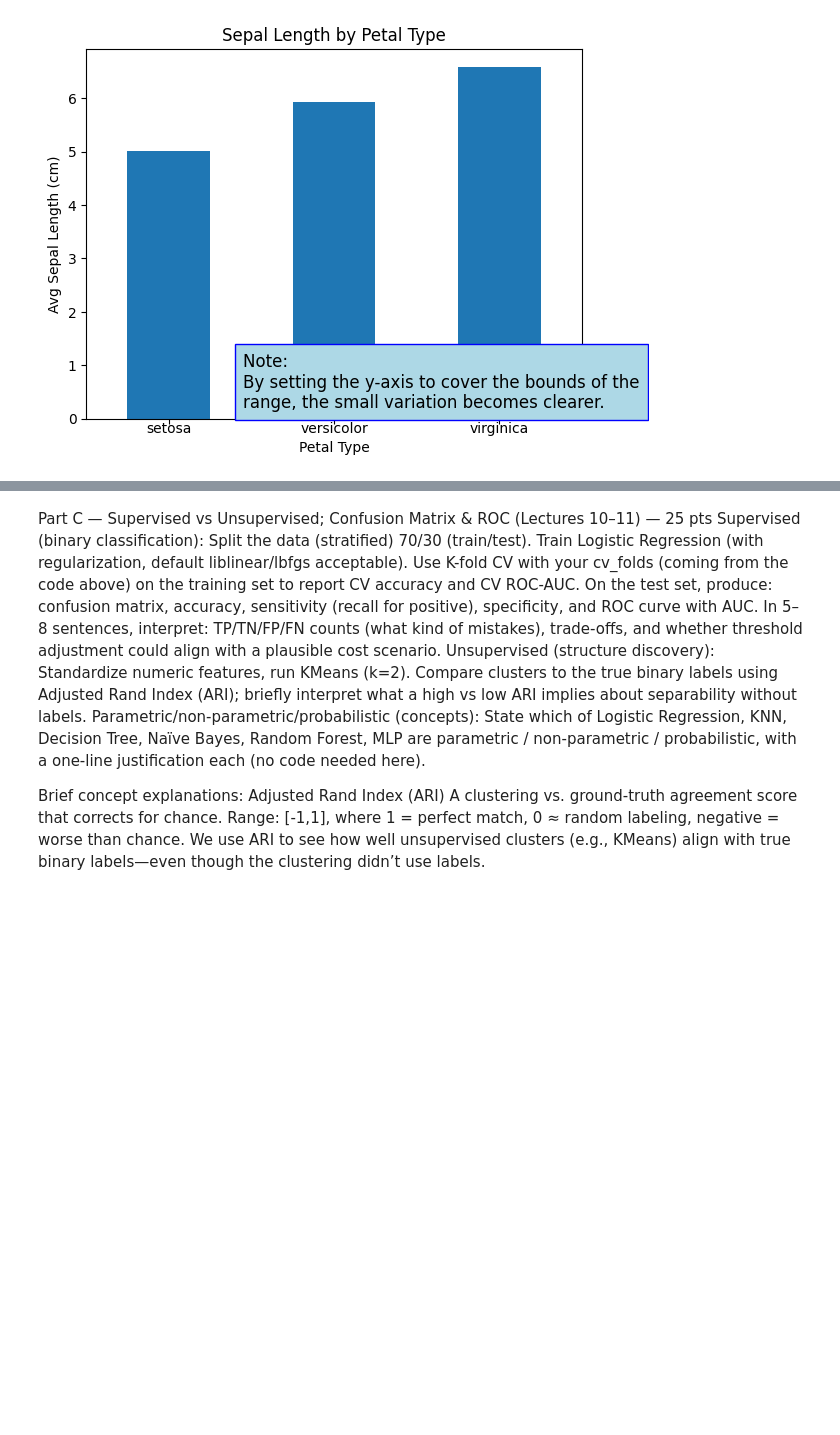
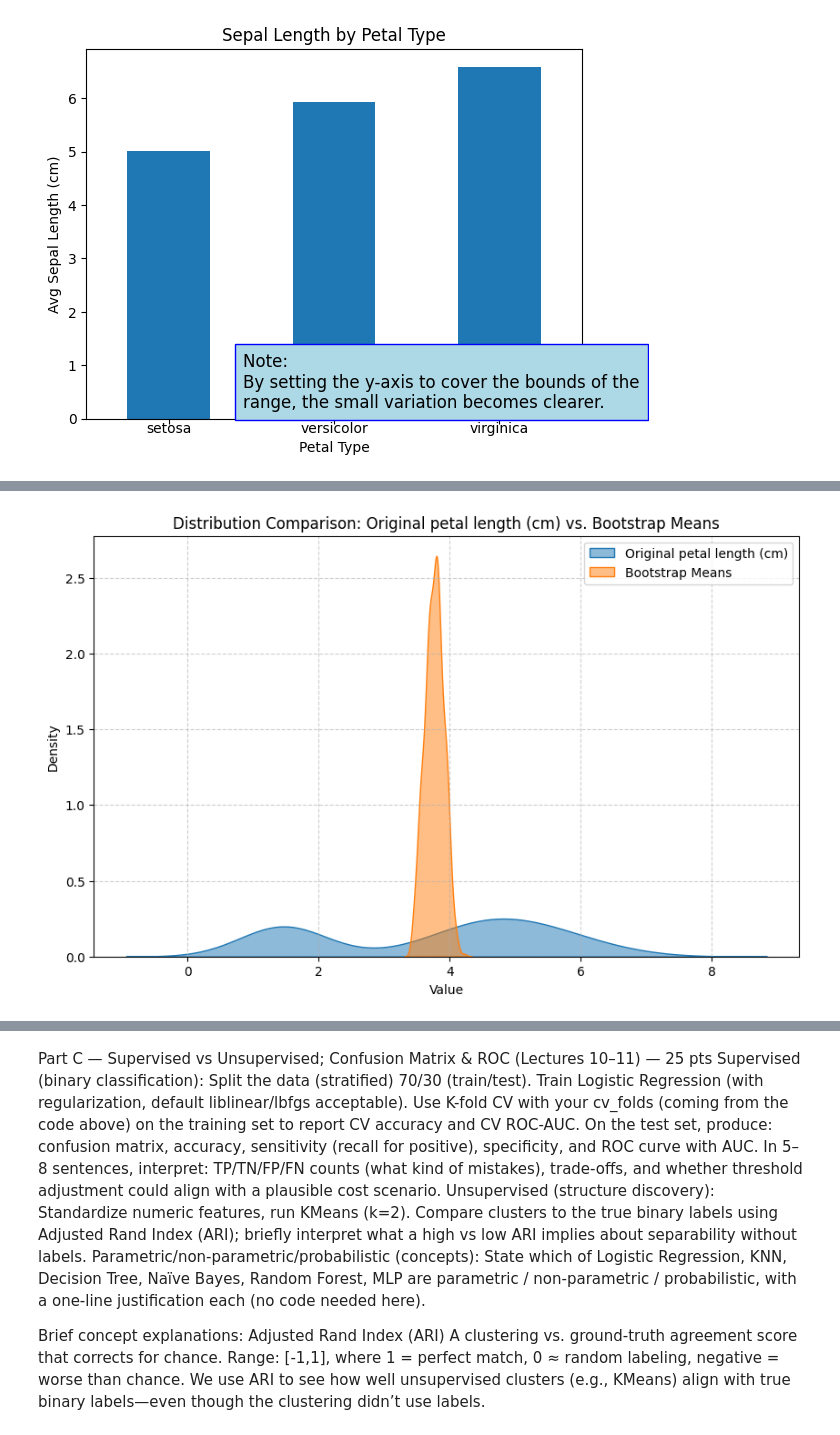
Before and after one commit to joelvinas/COMP-SCI_5530, a Jupyter notebook: Final_Exam/Final_Exam.ipynb, the cells around one changed output, grey strips where cells are left out. Drawn from its saved outputs; the diff is of its cells as text; code cells hidden in the pictures; blank space fills up the shorter version.

```diff
--- a/Final_Exam/Final_Exam.ipynb
+++ b/Final_Exam/Final_Exam.ipynb
@@ -285,0 +481,16 @@ This assumes roughly bell-shaped data; IQR is more robust for skewed data.
+# %%
+import matplotlib.pyplot as plt
+import seaborn as sns
+
+plt.figure(figsize=(10, 6))
+sns.kdeplot(feature_population, label=f'Original {use_feature}', fill=True, alpha=0.5)
+sns.kdeplot(bootstrap_means, label='Bootstrap Means', fill=True, alpha=0.5)
+
+plt.title(f'Distribution Comparison: Original {use_feature} vs. Bootstrap Means')
+plt.xlabel('Value')
+plt.ylabel('Density')
+plt.legend()
+plt.grid(True, linestyle='--', alpha=0.6)
+plt.show()
+# %% [output]
+[figure, added]
```
Also changed, not shown: parts of 10 cells of this notebook.
